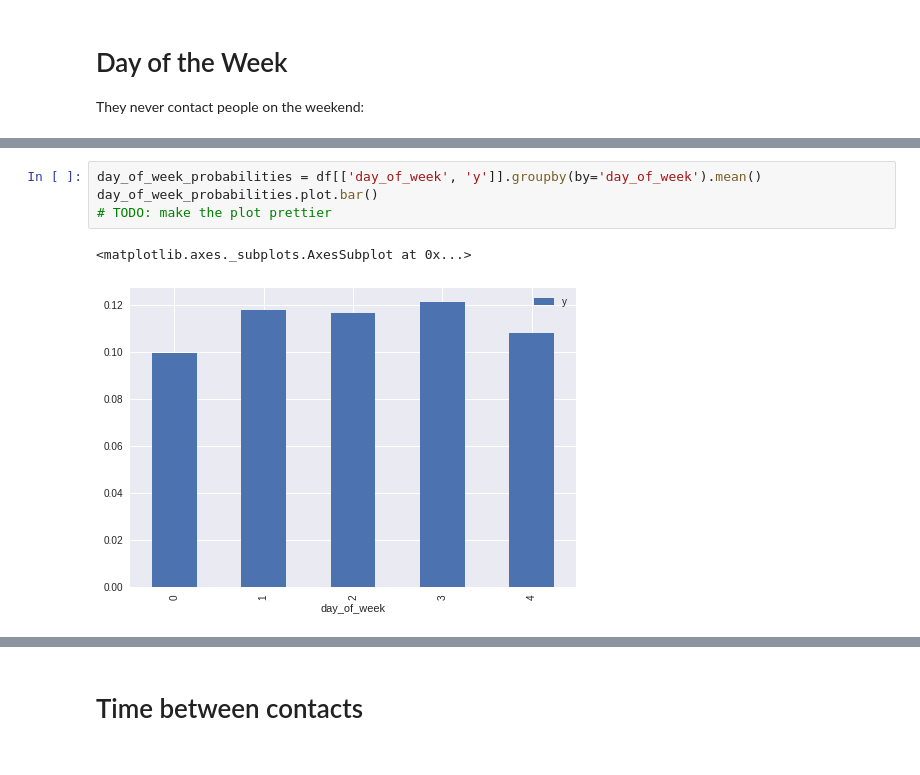
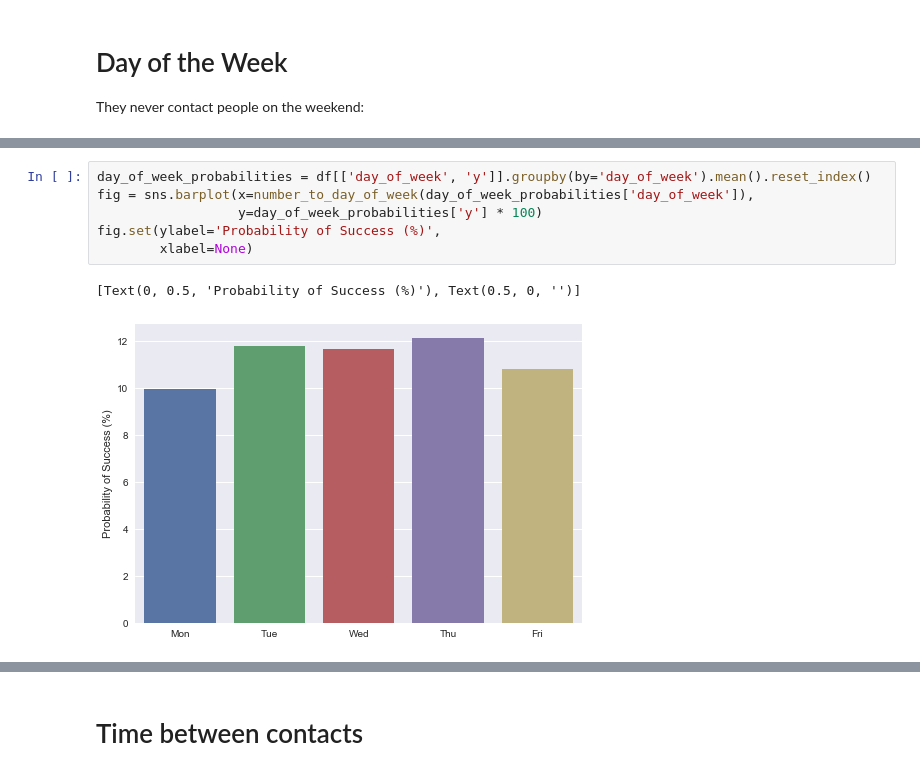
Before and after one commit to sepehrfrgh/ece143_direct_marketing, a Jupyter notebook: time_analysis.ipynb, the cells around one changed output, grey strips where cells are left out. Saved outputs shown, nothing was run; the diff lists cells and outputs as text.

```diff
--- a/time_analysis.ipynb
+++ b/time_analysis.ipynb
@@ -51,7 +47,9 @@ calendar.day_name[df['day_of_week'].max()]
-# %%
-day_of_week_probabilities = df[['day_of_week', 'y']].groupby(by='day_of_week').mean()
-day_of_week_probabilities.plot.bar()
-# TODO: make the plot prettier
-# %% [output]
-<matplotlib.axes._subplots.AxesSubplot at 0x...>
-[figure, removed]
+# %%
+day_of_week_probabilities = df[['day_of_week', 'y']].groupby(by='day_of_week').mean().reset_index()
+fig = sns.barplot(x=number_to_day_of_week(day_of_week_probabilities['day_of_week']),
+                  y=day_of_week_probabilities['y'] * 100)
+fig.set(ylabel='Probability of Success (%)',
+        xlabel=None)
+# %% [output]
+[Text(0, 0.5, 'Probability of Success (%)'), Text(0.5, 0, '')]
+[figure, added]
```
Also changed, not shown: parts of 15 cells of this notebook.
